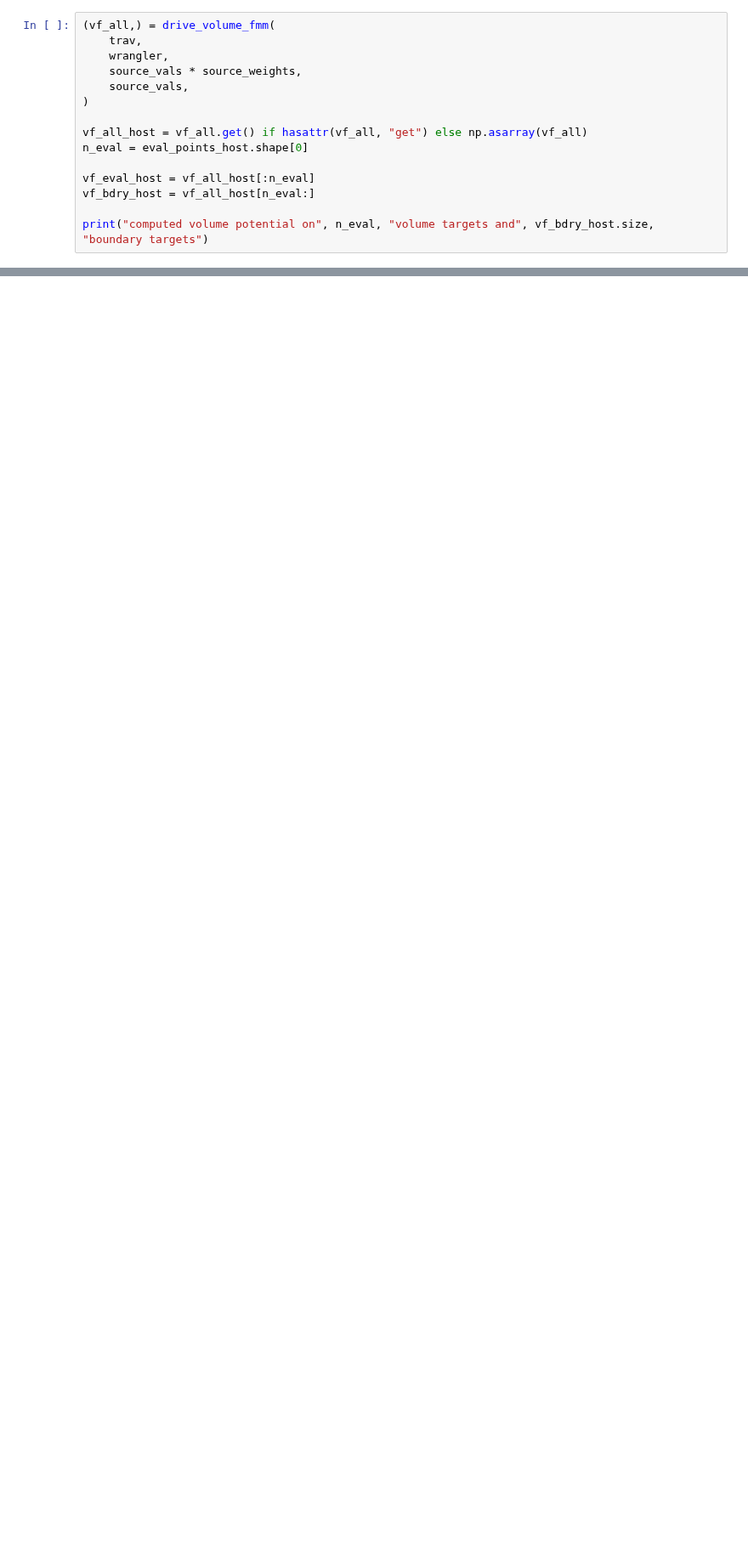
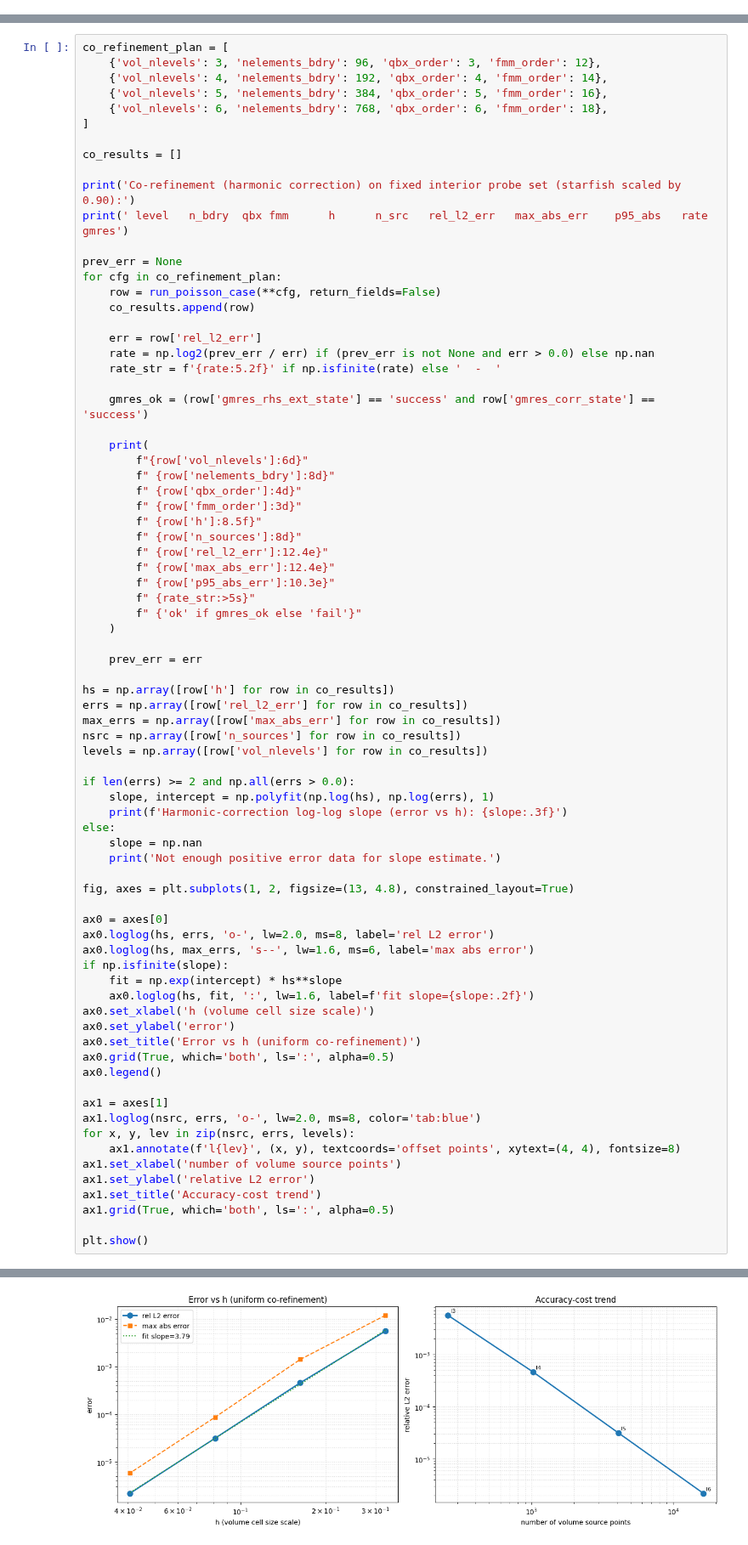
Before and after one commit to xywei/volumential, a Jupyter notebook: examples/poisson2d_pytential_volumential.ipynb, the cells around one changed output, grey strips where cells are left out. Shown at 85% size. Saved outputs shown, nothing was run; the diff lists cells and outputs as text; blank space fills up the shorter version.

```diff
--- a/examples/poisson2d_pytential_volumential.ipynb
+++ b/examples/poisson2d_pytential_volumential.ipynb
@@ -237,15 +62,0 @@ wrangler = FPNDExpansionWrangler(
-# %%
-(vf_all,) = drive_volume_fmm(
-    trav,
-    wrangler,
-    source_vals * source_weights,
-    source_vals,
-)
-
-vf_all_host = vf_all.get() if hasattr(vf_all, "get") else np.asarray(vf_all)
-n_eval = eval_points_host.shape[0]
-
-vf_eval_host = vf_all_host[:n_eval]
-vf_bdry_host = vf_all_host[n_eval:]
-
-print("computed volume potential on", n_eval, "volume targets and", vf_bdry_host.size, "boundary targets")
@@ -306,0 +688,78 @@ plt.show()
+# %%
+co_refinement_plan = [
+    {'vol_nlevels': 3, 'nelements_bdry': 96, 'qbx_order': 3, 'fmm_order': 12},
+    {'vol_nlevels': 4, 'nelements_bdry': 192, 'qbx_order': 4, 'fmm_order': 14},
+    {'vol_nlevels': 5, 'nelements_bdry': 384, 'qbx_order': 5, 'fmm_order': 16},
+    {'vol_nlevels': 6, 'nelements_bdry': 768, 'qbx_order': 6, 'fmm_order': 18},
+]
+
+co_results = []
+
+print('Co-refinement (harmonic correction) on fixed interior probe set (starfish scaled by 0.90):')
+print(' level   n_bdry  qbx fmm      h      n_src   rel_l2_err   max_abs_err    p95_abs   rate  gmres')
+
+prev_err = None
+for cfg in co_refinement_plan:
+    row = run_poisson_case(**cfg, return_fields=False)
+    co_results.append(row)
+
+    err = row['rel_l2_err']
+    rate = np.log2(prev_err / err) if (prev_err is not None and err > 0.0) else np.nan
+    rate_str = f'{rate:5.2f}' if np.isfinite(rate) else '  -  '
+
+    gmres_ok = (row['gmres_rhs_ext_state'] == 'success' and row['gmres_corr_state'] == 'success')
+
+    print(
+        f"{row['vol_nlevels']:6d}"
+        f" {row['nelements_bdry']:8d}"
+        f" {row['qbx_order']:4d}"
+        f" {row['fmm_order']:3d}"
+        f" {row['h']:8.5f}"
+        f" {row['n_sources']:8d}"
+        f" {row['rel_l2_err']:12.4e}"
+        f" {row['max_abs_err']:12.4e}"
+        f" {row['p95_abs_err']:10.3e}"
+        f" {rate_str:>5s}"
+        f" {'ok' if gmres_ok else 'fail'}"
+    )
+
+    prev_err = err
+
+hs = np.array([row['h'] for row in co_results])
+errs = np.array([row['rel_l2_err'] for row in co_results])
+max_errs = np.array([row['max_abs_err'] for row in co_results])
+nsrc = np.array([row['n_sources'] for row in co_results])
+levels = np.array([row['vol_nlevels'] for row in co_results])
+
+if len(errs) >= 2 and np.all(errs > 0.0):
+    slope, intercept = np.polyfit(np.log(hs), np.log(errs), 1)
+    print(f'Harmonic-correction log-log slope (error vs h): {slope:.3f}')
+else:
+    slope = np.nan
+    print('Not enough positive error data for slope estimate.')
+
+fig, axes = plt.subplots(1, 2, figsize=(13, 4.8), constrained_layout=True)
+
+ax0 = axes[0]
+ax0.loglog(hs, errs, 'o-', lw=2.0, ms=8, label='rel L2 error')
+ax0.loglog(hs, max_errs, 's--', lw=1.6, ms=6, label='max abs error')
+if np.isfinite(slope):
+    fit = np.exp(intercept) * hs**slope
+    ax0.loglog(hs, fit, ':', lw=1.6, label=f'fit slope={slope:.2f}')
+ax0.set_xlabel('h (volume cell size scale)')
+ax0.set_ylabel('error')
+ax0.set_title('Error vs h (uniform co-refinement)')
+ax0.grid(True, which='both', ls=':', alpha=0.5)
+ax0.legend()
+
+ax1 = axes[1]
+ax1.loglog(nsrc, errs, 'o-', lw=2.0, ms=8, color='tab:blue')
+for x, y, lev in zip(nsrc, errs, levels):
+    ax1.annotate(f'l{lev}', (x, y), textcoords='offset points', xytext=(4, 4), fontsize=8)
+ax1.set_xlabel('number of volume source points')
+ax1.set_ylabel('relative L2 error')
+ax1.set_title('Accuracy-cost trend')
+ax1.grid(True, which='both', ls=':', alpha=0.5)
+
+plt.show()
+# %% [output]
@@ -306,0 +797 @@ plt.show()
+[figure, added]
```
Also changed, not shown: parts of 28 cells of this notebook, 8 other files.
